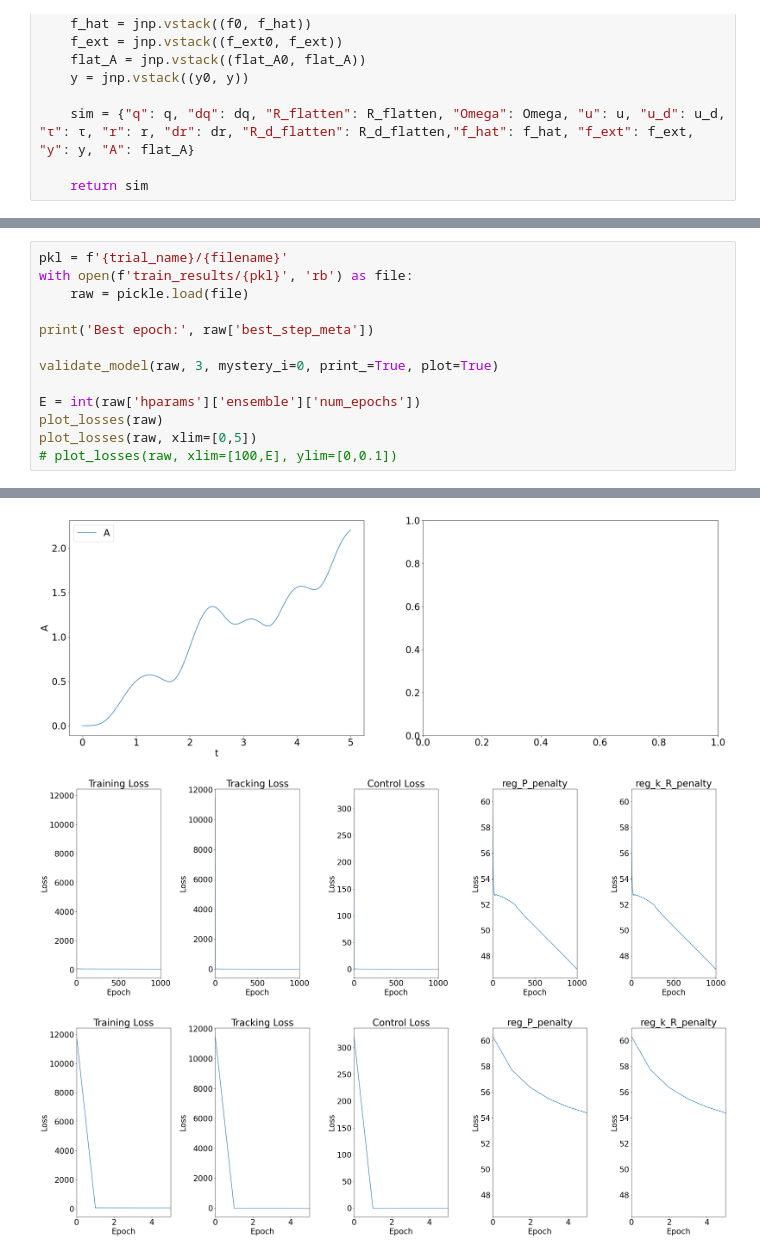
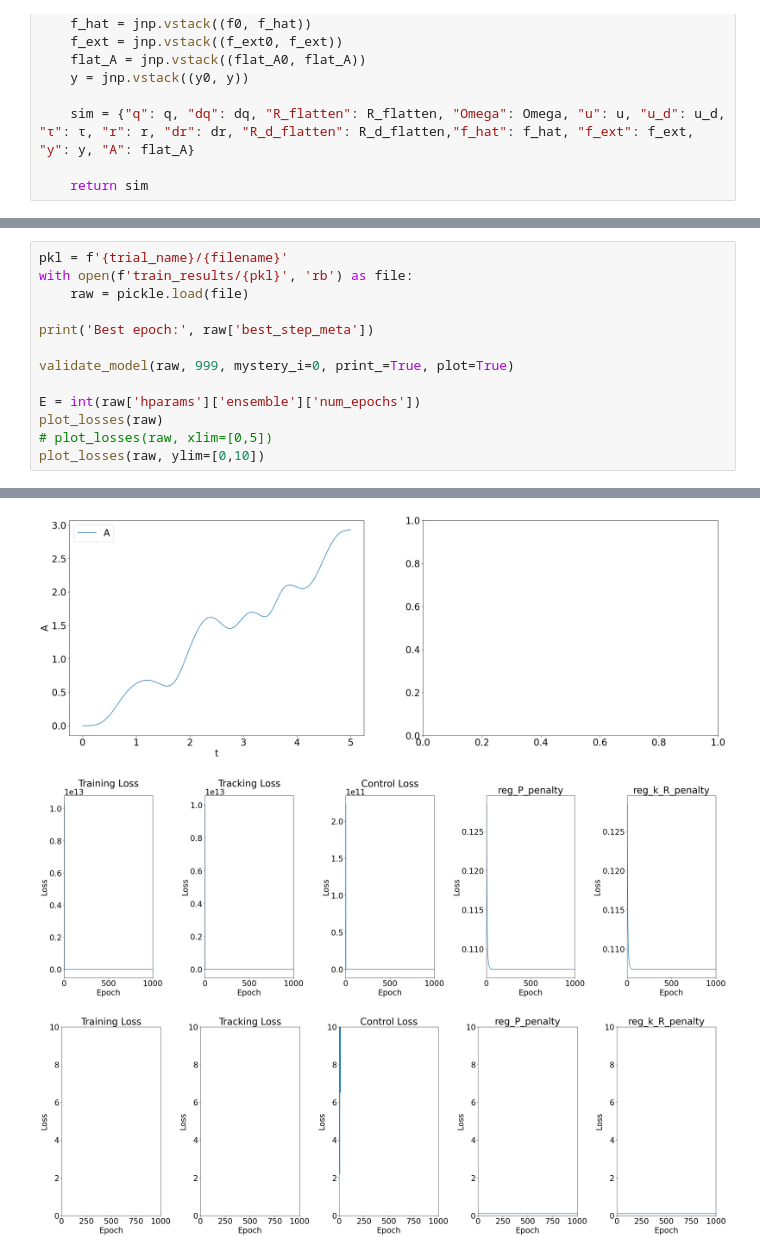
Before and after one commit to joshsohn/COML_hardware, a Jupyter notebook: test_z_up_kR.ipynb, the cells around one changed output, grey strips where cells are left out. Cells and saved outputs as stored; diff of their text form.

```diff
--- a/test_z_up_kR.ipynb
+++ b/test_z_up_kR.ipynb
@@ -926,10 +927,10 @@ with open(f'train_results/{pkl}', 'rb') as file:
 
 print('Best epoch:', raw['best_step_meta'])
 
-validate_model(raw, 3, mystery_i=0, print_=True, plot=True)
+validate_model(raw, 999, mystery_i=0, print_=True, plot=True)
 
 E = int(raw['hparams']['ensemble']['num_epochs'])
 plot_losses(raw)
-plot_losses(raw, xlim=[0,5])
-# plot_losses(raw, xlim=[100,E], ylim=[0,0.1])
+# plot_losses(raw, xlim=[0,5])
+plot_losses(raw, ylim=[0,10])
 # %% [output]
@@ -955,3 +956,3 @@ Eigenvalues of K: [1.006928   1.0083398  0.97382873]
-[figure, old version]
+[figure, new version]
-[figure, old version]
+[figure, new version]
-[figure, old version]
+[figure, new version]
```
Also changed, not shown: parts of 2 cells of this notebook, 39 other files.
